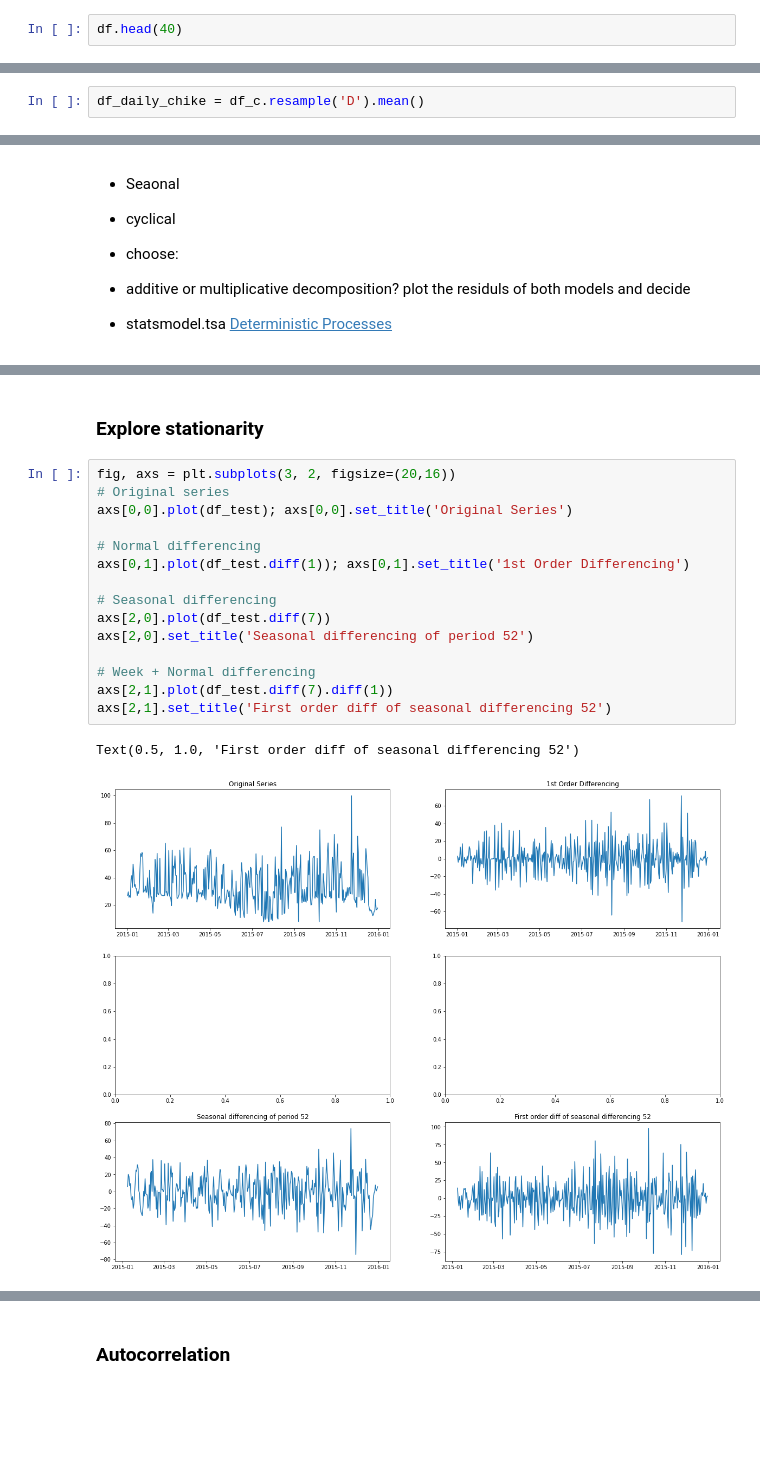
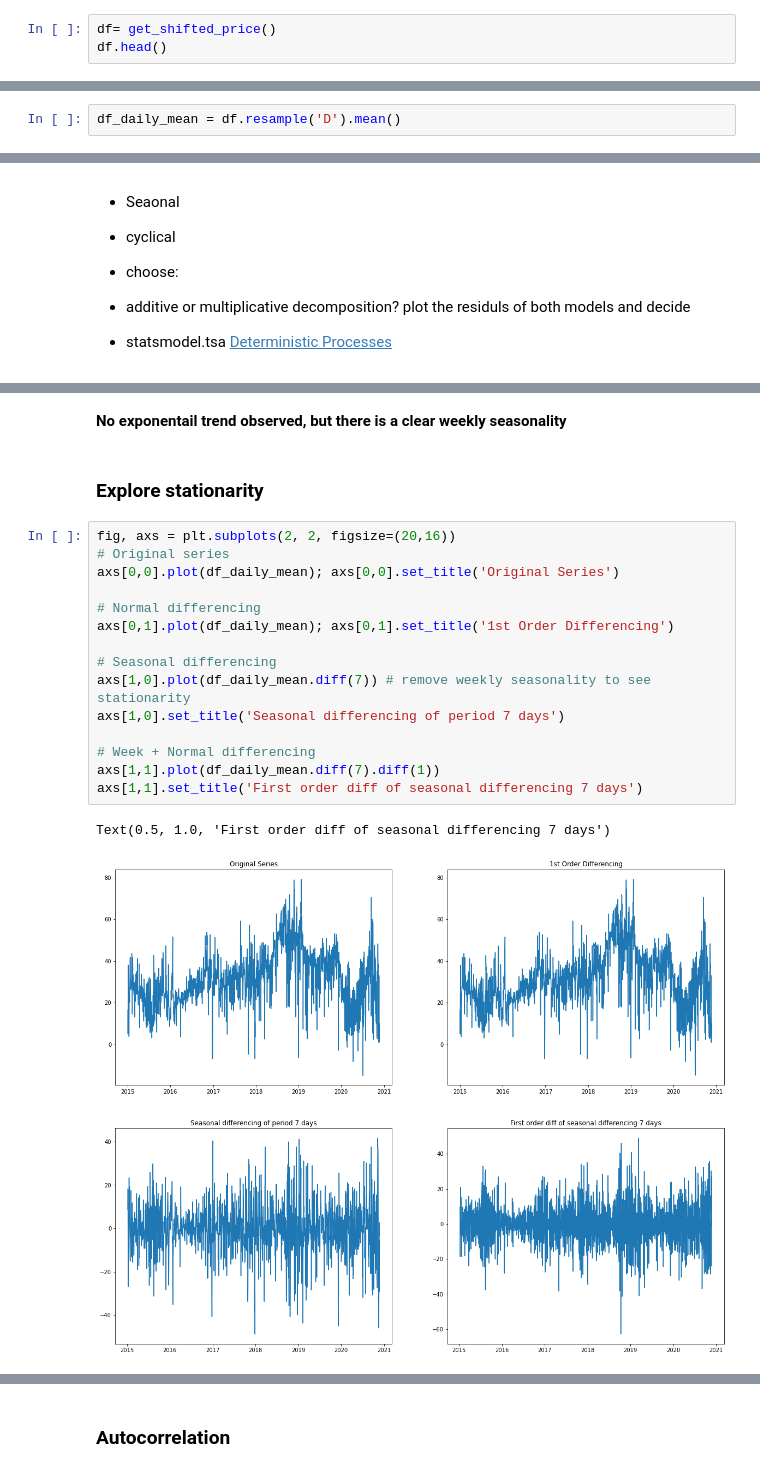
Before and after one commit to Guli-Y/ElectricityPricePredictor, a Jupyter notebook: notebooks/baseline_guli.ipynb, the cells around one changed output, grey strips where cells are left out. Cells and saved outputs as stored; diff of their text form; blank space fills up the shorter version.

```diff
--- a/notebooks/baseline_guli.ipynb
+++ b/notebooks/baseline_guli.ipynb
@@ -24,5 +16,6 @@ df_shifted.shape
 # %%
-df.head(40)
+df= get_shifted_price()
+df.head()
 # %% [output]
 |  | price |
 | time |  |
@@ -45,2 +27,2 @@ df.head(40)
 # %%
-df_daily_chike = df_c.resample('D').mean()
+df_daily_mean = df.resample('D').mean()
@@ -142,20 +82,22 @@ ValueError: Multiplicative seasonality is not appropriate for zero and negative
+# %% [markdown]
+**No exponentail trend observed, but there is a clear weekly seasonality**
 # %% [markdown]
 ### Explore stationarity
 # %%
-fig, axs = plt.subplots(3, 2, figsize=(20,16))
+fig, axs = plt.subplots(2, 2, figsize=(20,16))
 # Original series
-axs[0,0].plot(df_test); axs[0,0].set_title('Original Series')
+axs[0,0].plot(df_daily_mean); axs[0,0].set_title('Original Series')
 
 # Normal differencing
-axs[0,1].plot(df_test.diff(1)); axs[0,1].set_title('1st Order Differencing')
+axs[0,1].plot(df_daily_mean); axs[0,1].set_title('1st Order Differencing')
 
 # Seasonal differencing
-axs[2,0].plot(df_test.diff(7))
-axs[2,0].set_title('Seasonal differencing of period 52')
+axs[1,0].plot(df_daily_mean.diff(7)) # remove weekly seasonality to see stationarity
+axs[1,0].set_title('Seasonal differencing of period 7 days')
 
 # Week + Normal differencing
-axs[2,1].plot(df_test.diff(7).diff(1))
-axs[2,1].set_title('First order diff of seasonal differencing 52')
+axs[1,1].plot(df_daily_mean.diff(7).diff(1))
+axs[1,1].set_title('First order diff of seasonal differencing 7 days')
 # %% [output]
-Text(0.5, 1.0, 'First order diff of seasonal differencing 52')
+Text(0.5, 1.0, 'First order diff of seasonal differencing 7 days')
-[figure, old version]
+[figure, new version]
```
Also changed, not shown: parts of 34 cells of this notebook, 2 other files.
